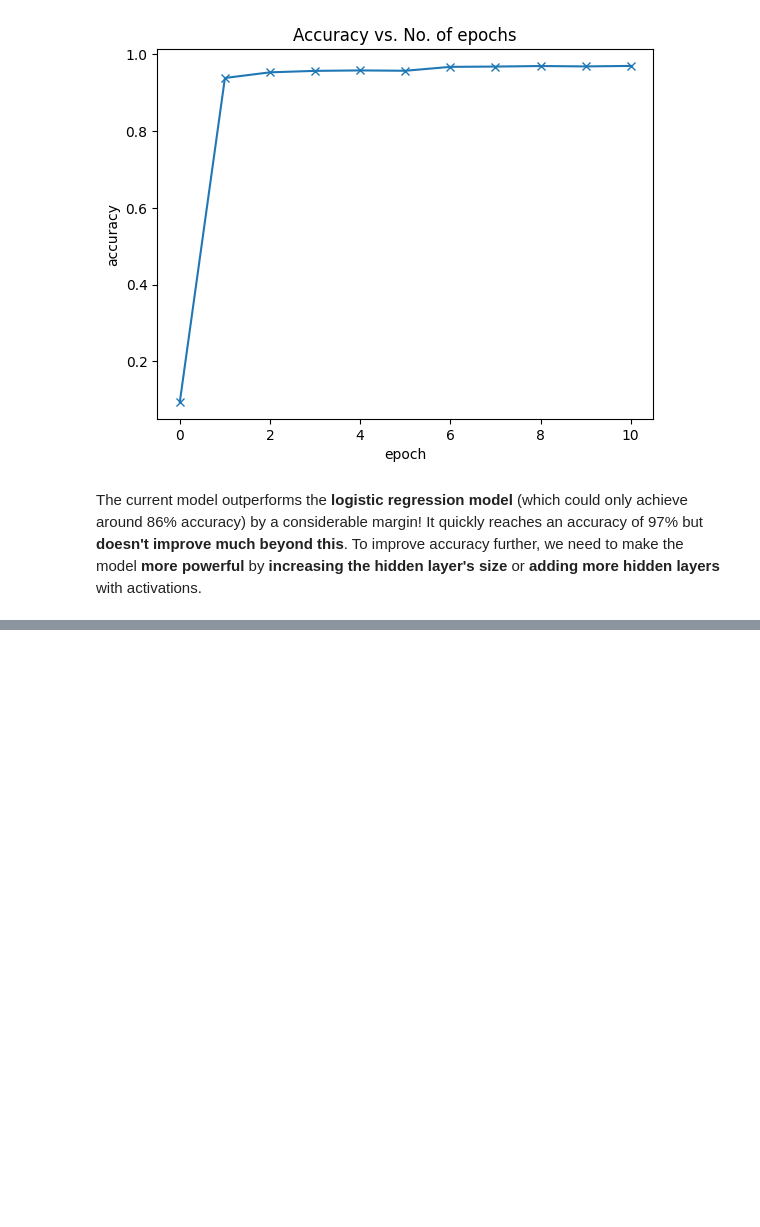
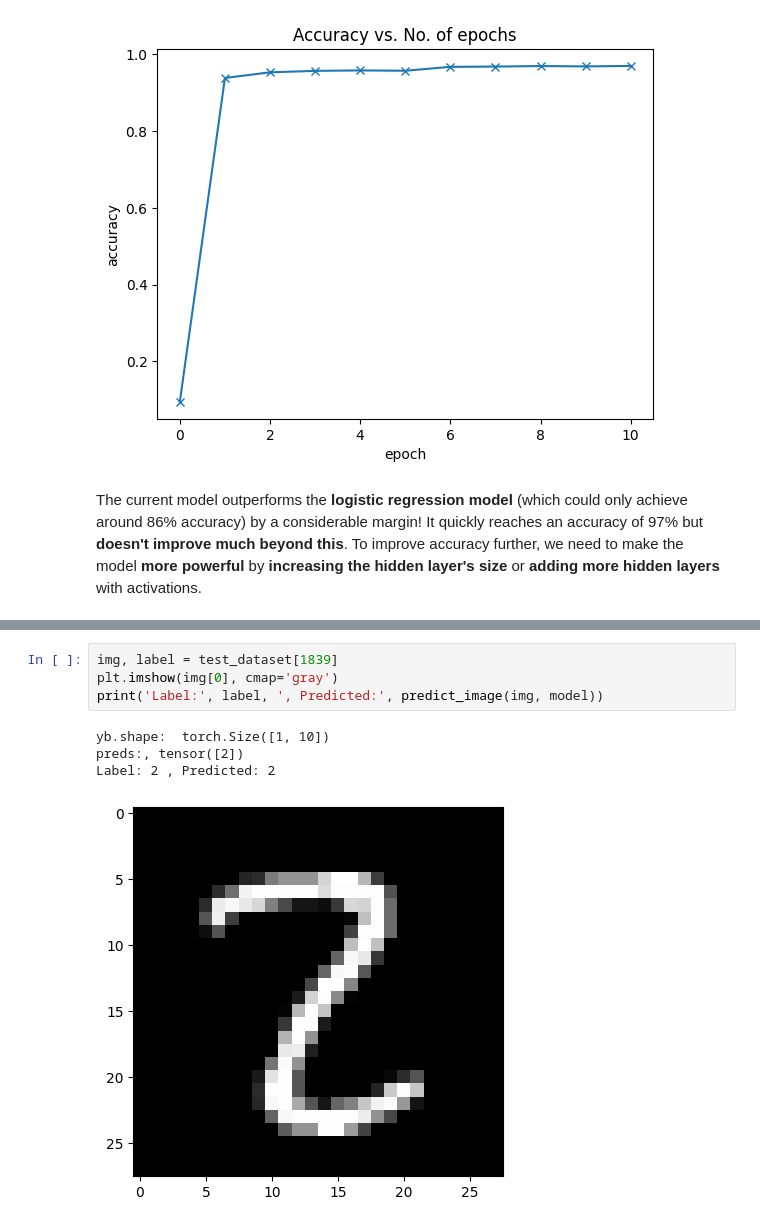
Before and after one commit to MinghanChu/DeepLearning-ZerosToGans, a Jupyter notebook: Training_Deep_NN_on_GPU.ipynb, the cells around one changed output, grey strips where cells are left out. Saved outputs shown, nothing was run; the diff lists cells and outputs as text; blank space fills up the shorter version.

```diff
--- a/Training_Deep_NN_on_GPU.ipynb
+++ b/Training_Deep_NN_on_GPU.ipynb
@@ -713,0 +762,9 @@ The current model outperforms the **logistic regression model** (which could onl
+# %%
+img, label = test_dataset[1839]
+plt.imshow(img[0], cmap='gray')
+print('Label:', label, ', Predicted:', predict_image(img, model))
+# %% [output]
+yb.shape:  torch.Size([1, 10])
+preds:, tensor([2])
+Label: 2 , Predicted: 2
+[figure, added]
```
Also changed, not shown: parts of 9 cells of this notebook.
